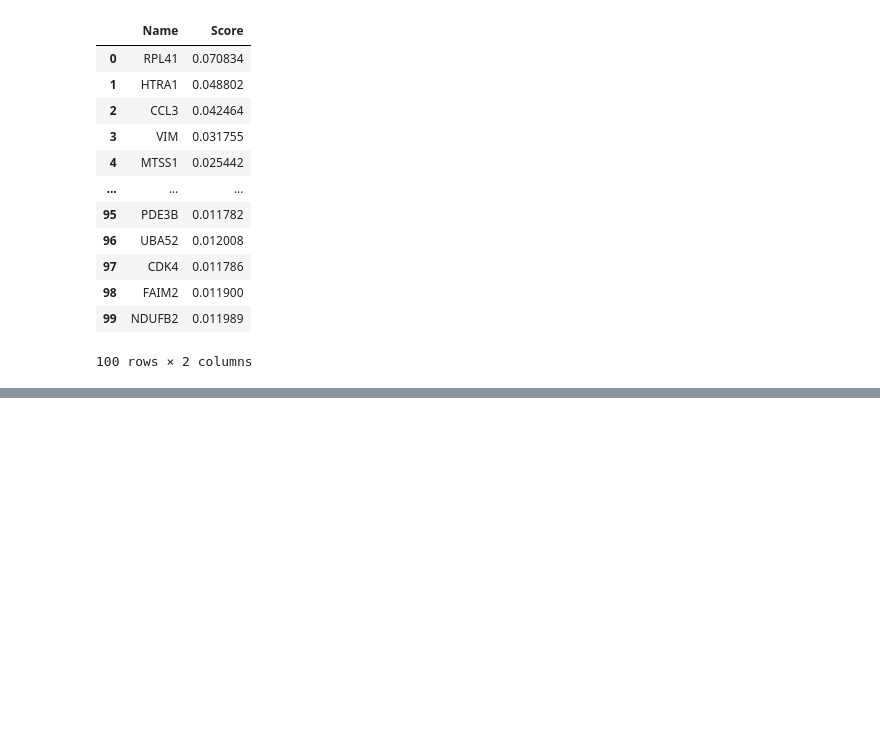
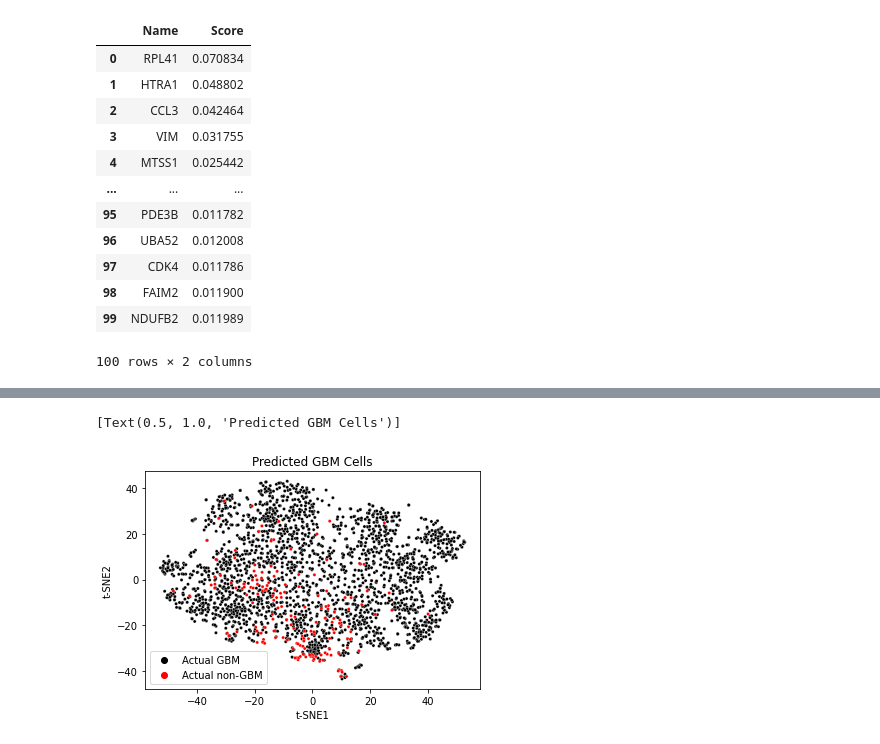
Before and after one commit to Dparanou/signle-cell-glioblastoma-analysis, a Jupyter notebook: pipeline.ipynb, the cells around one changed output, grey strips where cells are left out. Cells and saved outputs as stored; diff of their text form; code cells hidden in the pictures; blank space fills up the shorter version.

```diff
--- a/pipeline.ipynb
+++ b/pipeline.ipynb
@@ -260,0 +259,41 @@ math_cor_coef
+# %%
+# find and store FP, FN, TN, TP indexes
+fp_rows = []
+fn_rows = []
+tn_rows = []
+tp_rows = []
+
+for i in range(len(y_pred_dict[71])):
+  if y_pred_dict[71][i] == 1 and y_true_dict[71][i] == 0:
+    fp_rows.append(i)
+  elif y_pred_dict[71][i] == 1 and y_true_dict[71][i] == 1:
+    tp_rows.append(i)
+  elif y_pred_dict[71][i] == 0 and y_true_dict[71][i] == 0:
+    tn_rows.append(i)
+  else:
+    fn_rows.append(i)
+# %%
+labels = Y['Cell class']
+labels = labels.replace('Tumor', 'Actual GBM')
+labels = labels.replace('Periphery', 'Actual non-GBM')
+X_with_labels = X.assign(target=labels.values)
+# %%
+positive_rows = np.concatenate((np.array(tp_rows), np.array(fp_rows)), axis=0)
+positive_samples = X_with_labels.iloc[positive_rows]
+
+negative_rows = np.concatenate((np.array(fn_rows), np.array(tn_rows)), axis=0)
+negative_samples = X_with_labels.iloc[negative_rows]
+# %%
+X_tsne = TSNE(n_components=2, random_state=0).fit_transform(positive_samples.iloc[: , :-1])
+
+df_tsne = pd.DataFrame()
+df_tsne["y"] = positive_samples['target']
+df_tsne["t-SNE1"] = X_tsne[:,0]
+df_tsne["t-SNE2"] = X_tsne[:,1]
+
+sns.scatterplot(x="t-SNE1", y="t-SNE2", hue=df_tsne.y.tolist(),
+                palette=['black', 'red'],
+                data=df_tsne, s=10).set(title="Predicted GBM Cells")
+# %% [output]
+[Text(0.5, 1.0, 'Predicted GBM Cells')]
+[figure, added]
```
Also changed, not shown: parts of 12 cells of this notebook, 6 other files.
